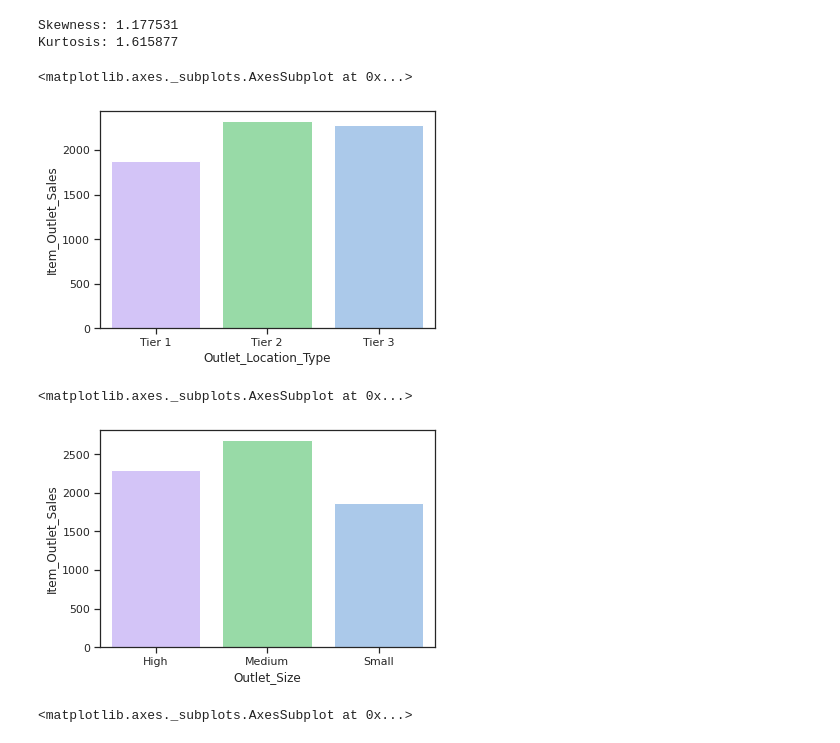
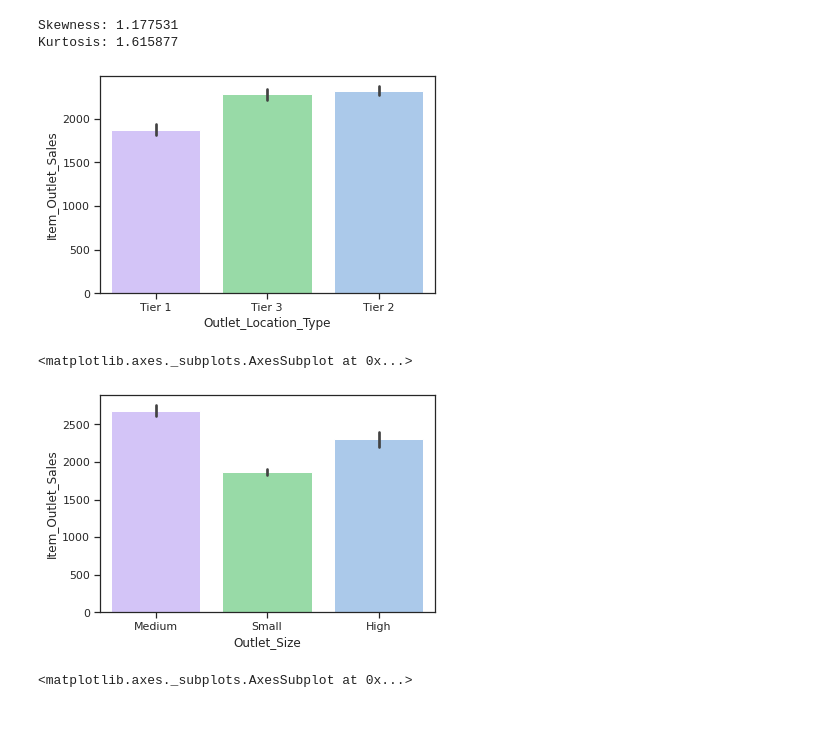
Before and after one commit to LuisaUpegui/sales_predictions-, a Jupyter notebook: sales_predictions.ipynb, the cells around one changed output. Drawn from its saved outputs; the diff is of its cells as text; code cells hidden in the pictures.

```diff
--- a/sales_predictions.ipynb
+++ b/sales_predictions.ipynb
@@ -262,9 +258,11 @@ fil = fil.reset_index()
 # Promedio de ventas dado el tipo de locación
 # Este gráfico muestra como el tipo de locacion Tier dos vende en promedio más
 # que los otros dos, siendo Tier 1 el que vende menos.
+#
 sns.set_theme(style="ticks", palette="pastel")
 
-sns.barplot(data=fil, x='Outlet_Location_Type', y="Item_Outlet_Sales", palette=["m", "g",'b'])
+sns.barplot(data=df, x='Outlet_Location_Type', y="Item_Outlet_Sales", palette=["m", "g",'b'], ci=95,
+        )
+plt.show()
 # %% [output]
-<matplotlib.axes._subplots.AxesSubplot at 0x...>
-[figure, old version]
+[figure, new version]
@@ -275,14 +269,14 @@ fil2 = fil2.reset_index()
 # %%
 # Promedio de ventas dado el tamaño de la tienda
 # En este podemos ver que el número de ventas promedio en la tienda de tamaño medio
 # es mayor con respecto a los otros dos siendo Small el tamaño de tienda
 # el cual tiene el promedio de ventas más bajo
 sns.set_theme(style="ticks", palette="pastel")
 
-sns.barplot(data=fil2, x='Outlet_Size', y="Item_Outlet_Sales",palette=["m", "g",'b'])
+sns.barplot(data=df, x='Outlet_Size', y="Item_Outlet_Sales",palette=["m", "g",'b'] )
 # %% [output]
 <matplotlib.axes._subplots.AxesSubplot at 0x...>
-[figure, old version]
+[figure, new version]
 # %%
 ## La variable Item_MRP parece tener relacion con la variable a predecir, lo que sugiere que puede ser de gran importancia
 # en la clasificación. Sin embargo la relacion no es del todo lineal y esto se debe a que hay presencia de outliers
```
Also changed, not shown: parts of 21 cells of this notebook.
